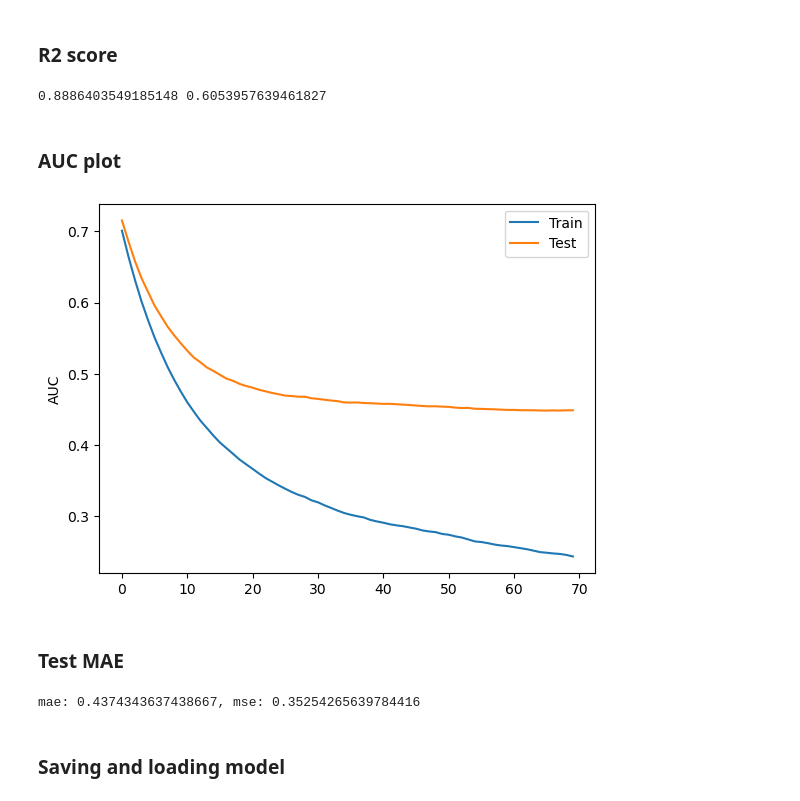
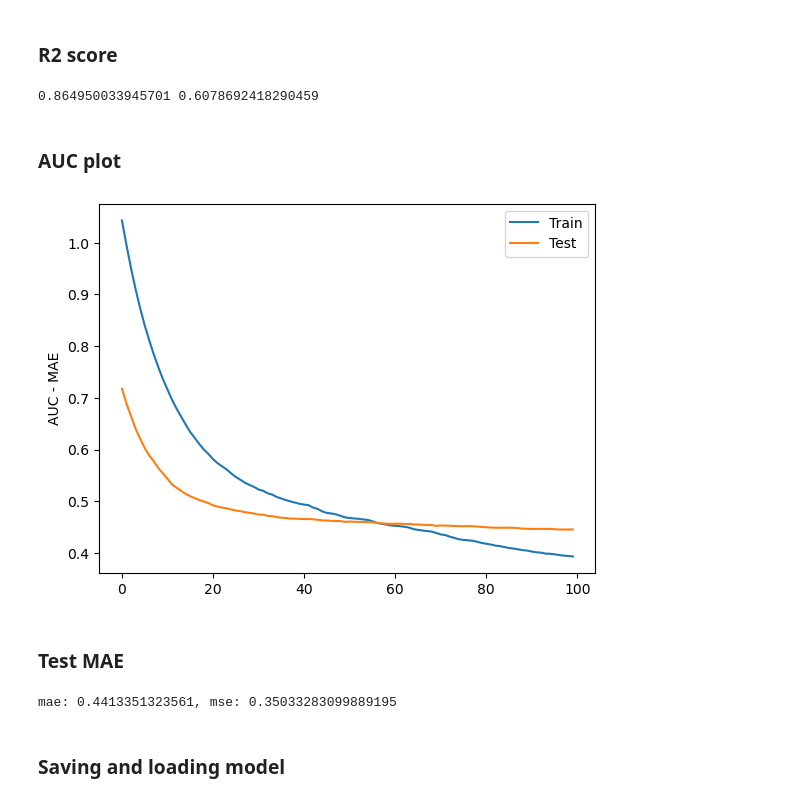
Before and after one commit to zuzg/drug-screening, a Jupyter notebook: notebooks/train_smiles_predictor.ipynb, the cells around one changed output. Saved outputs shown, nothing was run; the diff lists cells and outputs as text; code cells hidden in the pictures.

Commit message:
Add smoter

```diff
--- a/notebooks/train_smiles_predictor.ipynb
+++ b/notebooks/train_smiles_predictor.ipynb
@@ -46,3 +48,6 @@ np.save(open("data/features/rdkit_test.npy", "wb"), X_test)
 np.save(open("data/features/rdkit_val.npy", "wb"), X_val)
 # %%
 y_train, y_test = train_raw.Y.to_list(), test_raw.Y.to_list()
+# %%
+relevance = resreg.sigmoid_relevance(y_train, cl=1.25, ch=3.5)
+X_train_s, y_train_s = resreg.smoter(X_train, y_train, relevance=relevance)
@@ -53,9 +63,9 @@ val_set = list(zip(X_val, val_raw.Y.to_list()))
 # %% [markdown]
 ### Training
 # %%
-model = xgboost.XGBRegressor(n_estimators=70, max_depth=7, tree_method="hist", learning_rate=10e-2)
+model = xgboost.XGBRegressor(n_estimators=100, max_depth=6, tree_method="hist", learning_rate=10e-2)
 # %%
-_ = model.fit(X_train, y_train, eval_set=[(X_train, y_train), (X_val, val_raw.Y.to_list())], eval_metric="mae", verbose=False)
+_ = model.fit(X_train, y_train, eval_set=[(X_train_s, y_train_s), (X_val, val_raw.Y.to_list())], eval_metric="mae", verbose=False)
 # %% [markdown]
 ### R2 score
 # %%
@@ -63,22 +73,22 @@ train_score = model.score(X_train, y_train)
 test_score = model.score(X_test, y_test)
 print(train_score, test_score)
 # %% [output]
-0.8886403549185148 0.6053957639461827
+0.864950033945701 0.6078692418290459
 # %% [markdown]
 ### AUC plot
 # %%
 results = model.evals_result()
 epochs = len(results["validation_0"]["mae"])
 x_axis = range(0, epochs)
 
 fig, ax = plt.subplots()
 ax.plot(x_axis, results["validation_0"]["mae"], label="Train")
 ax.plot(x_axis, results["validation_1"]["mae"], label="Test")
 ax.legend()
-plt.ylabel("AUC")
+plt.ylabel("AUC - MAE")
 plt.show()
 # %% [output]
-[figure, old version]
+[figure, new version]
 # %% [markdown]
 ### Test MAE
 # %%
@@ -87,7 +97,7 @@ mae = mean_absolute_error(y_test, y_pred)
 mse = mean_squared_error(y_test, y_pred)
 print(f"mae: {mae}, mse: {mse}")
 # %% [output]
-mae: 0.4374343637438667, mse: 0.35254265639784416
+mae: 0.4413351323561, mse: 0.35033283099889195
 # %% [markdown]
 ### Saving and loading model
 # %%
```
Also changed, not shown: parts of 5 cells of this notebook.
